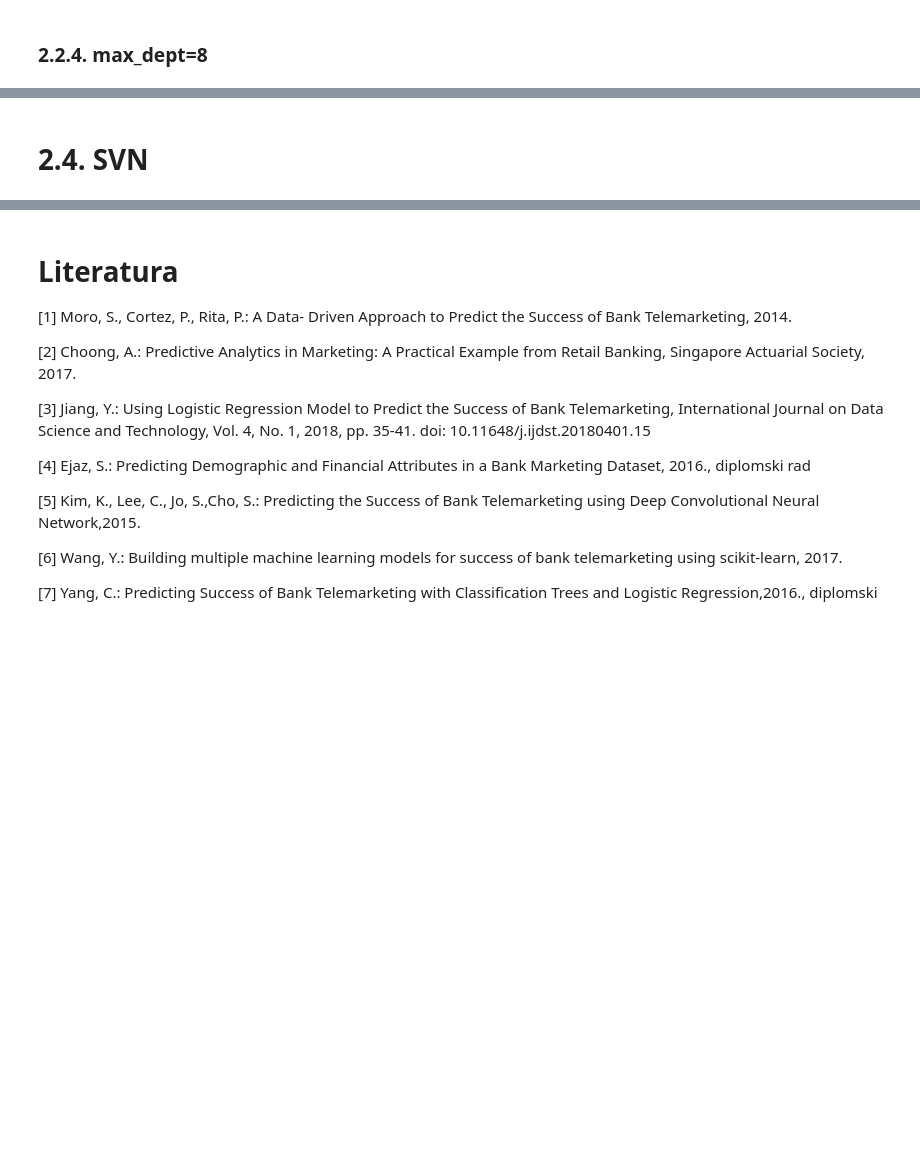
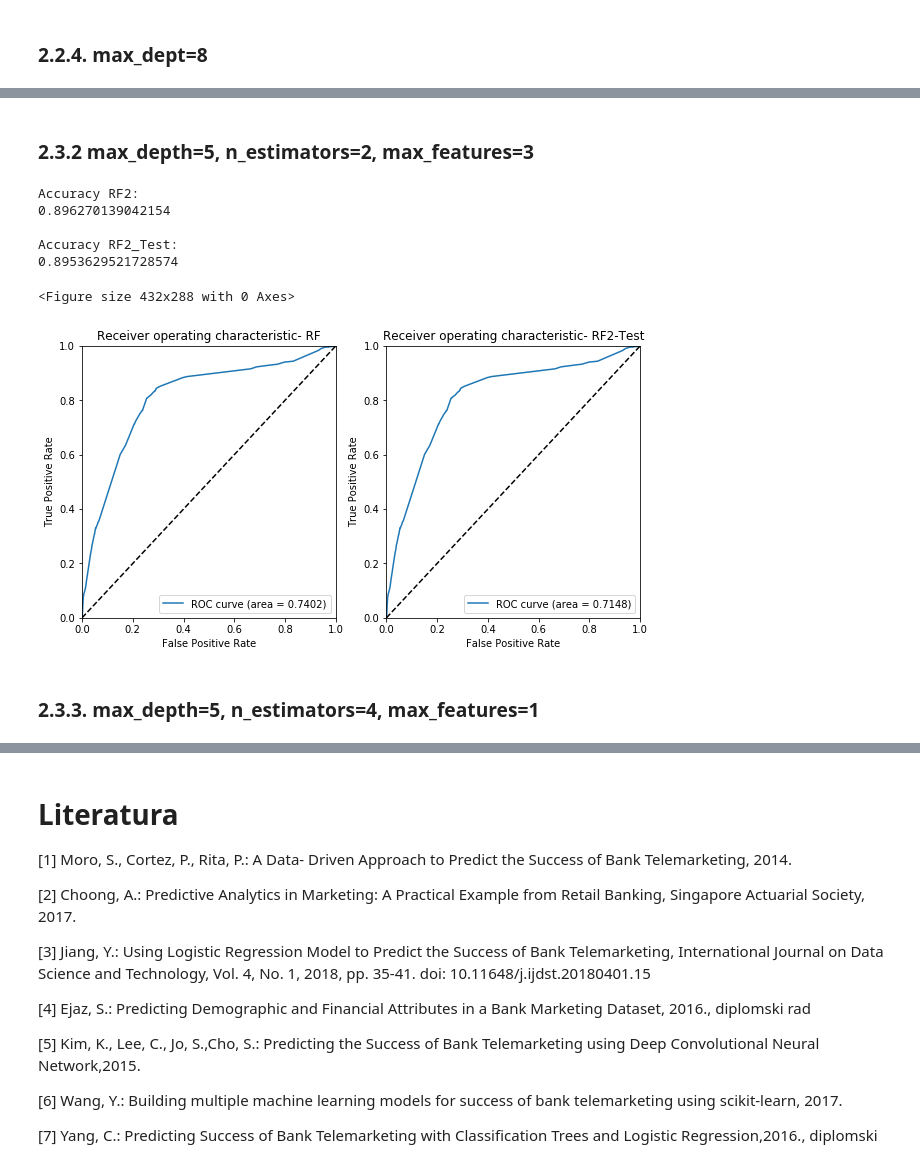
Before and after one commit to PMF-StrojnoUcenje2018/JKTS, a Jupyter notebook: main.ipynb, the cells around one changed output, grey strips where cells are left out. Cells and saved outputs as stored; diff of their text form; code cells hidden in the pictures; blank space fills up the shorter version.

```diff
--- a/main.ipynb
+++ b/main.ipynb
@@ -437,2 +458,56 @@ plt.show()
-# %% [markdown]
-# 2.4. SVN
+# %% [markdown]
+### 2.3.2 max_depth=5, n_estimators=2, max_features=3
+# %%
+modelRF2 = RandomForestClassifier(max_depth=5, n_estimators=2, max_features=3)
+modelRFFit2 = modelRF2.fit(X_train_trs_RF, y_train_RF)
+
+probasRF2_ = modelRFFit2.predict_proba(X_test_trs_RF)
+fprRF2, tprRF2, thresholdsRF2 = roc_curve(y_test_RF, probasRF2_[:, 1])
+roc_aucRF2 = auc(fprRF2, tprRF2)
+
+probasRF2_Test_ = modelRFFit2.predict_proba(test_X_trs)
+fprRF2_Test, tprRF2_Test, thresholdsRF2_Test = roc_curve(test_y, probasRF2_Test_[:, 1])
+roc_aucRF2_Test = auc(fprRF2_Test, tprRF2_Test)
+
+accuracyRF2 =  modelRF2.score(X_test_trs_RF, y_test_RF);
+accuracyRF2_Test =  modelRF2.score(test_X_trs, test_y);
+
+print("Accuracy RF2: ")
+print(accuracyRF2)
+print("")
+print("Accuracy RF2_Test: ")
+print(accuracyRF2_Test)
+# %% [output]
+Accuracy RF2:
+0.896270139042154
+
+Accuracy RF2_Test:
+0.8953629521728574
+# %%
+plt.clf()
+plt.figure(figsize=(10,5))
+plt.subplot(1, 2, 1)
+plt.plot(fprRF, tprRF, label='ROC curve (area = %0.4f)' % roc_aucRF2)
+plt.plot([0, 1], [0, 1], 'k--')
+plt.xlim([0.0, 1.0])
+plt.ylim([0.0, 1.0])
+plt.xlabel('False Positive Rate')
+plt.ylabel('True Positive Rate')
+plt.title('Receiver operating characteristic- %s' % ('RF'))
+plt.legend(loc="lower right")
+plt.savefig('RF2_roc.png')
+plt.subplot(1, 2, 2)
+plt.plot(fprRF, tprRF, label='ROC curve (area = %0.4f)' % roc_aucRF2_Test)
+plt.plot([0, 1], [0, 1], 'k--')
+plt.xlim([0.0, 1.0])
+plt.ylim([0.0, 1.0])
+plt.xlabel('False Positive Rate')
+plt.ylabel('True Positive Rate')
+plt.title('Receiver operating characteristic- %s' % ('RF2-Test'))
+plt.legend(loc="lower right")
+plt.show()
+# %% [output]
+<Figure size 432x288 with 0 Axes>
+[figure, added]
+# %% [markdown]
+### 2.3.3. max_depth=5, n_estimators=4, max_features=1
```
Also changed, not shown: parts of 24 cells of this notebook, 9 other files.
